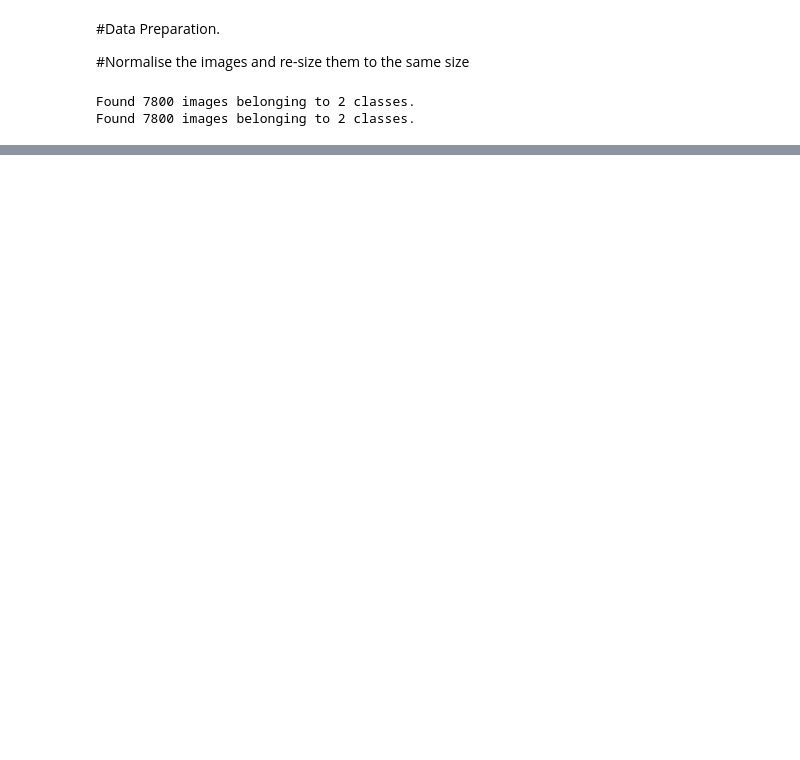
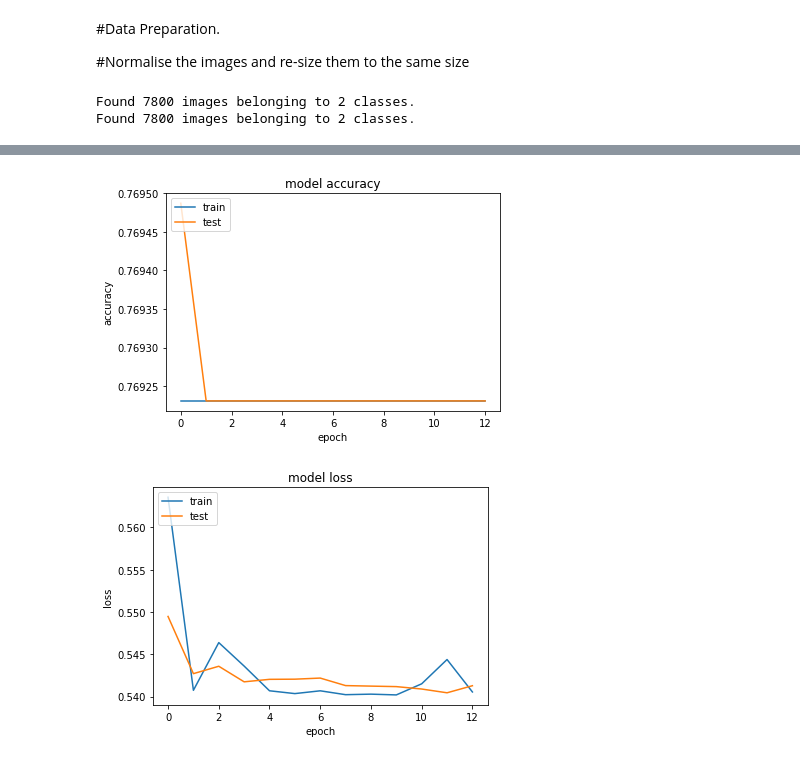
Before and after one commit to MartinNde/MartinN_1, a Jupyter notebook: Prediction_challenge_2.ipynb, the cells around one changed output, grey strips where cells are left out. Drawn from its saved outputs; the diff is of its cells as text; code cells hidden in the pictures; blank space fills up the shorter version.

```diff
--- a/Prediction_challenge_2.ipynb
+++ b/Prediction_challenge_2.ipynb
@@ -219,0 +321,21 @@ plt.show()
+# %%
+from keras.optimizers import Adam
+
+# Set the learning rate
+learning_rate = 0.001
+
+# Define the optimizer with the specified learning rate
+opt = Adam(learning_rate=learning_rate)
+# Define early stopping
+early_stopping = tf.keras.callbacks.EarlyStopping(monitor='val_loss', patience=3)
+
+model.compile(optimizer=opt,
+              loss="binary_crossentropy",
+              metrics=["accuracy"])
+
+history = model.fit(train_generator,
+                    steps_per_epoch=train_generator.n//train_generator.batch_size,
+                    epochs=EPOCHS,
+                    validation_data=val_generator,
+                    validation_steps=val_generator.n//val_generator.batch_size,callbacks=[early_stopping])
+print(model.summary())
@@ -219,0 +360,21 @@ plt.show()
+# %%
+# summarize the history for accuracy
+plt.plot(history.history['val_accuracy'])
+plt.plot(history.history['accuracy'])
+plt.title('model accuracy')
+plt.ylabel('accuracy')
+plt.xlabel('epoch')
+plt.legend(['train','test'], loc='upper left')
+plt.show()
+
+# summarize the history for loss
+plt.plot(history.history['val_loss'])
+plt.plot(history.history['loss'])
+plt.title('model loss')
+plt.ylabel('loss')
+plt.xlabel('epoch')
+plt.legend(['train','test'], loc='upper left')
+plt.show()
+# %% [output]
+[figure, added]
+[figure, added]
```
Also changed, not shown: parts of 17 cells of this notebook.
